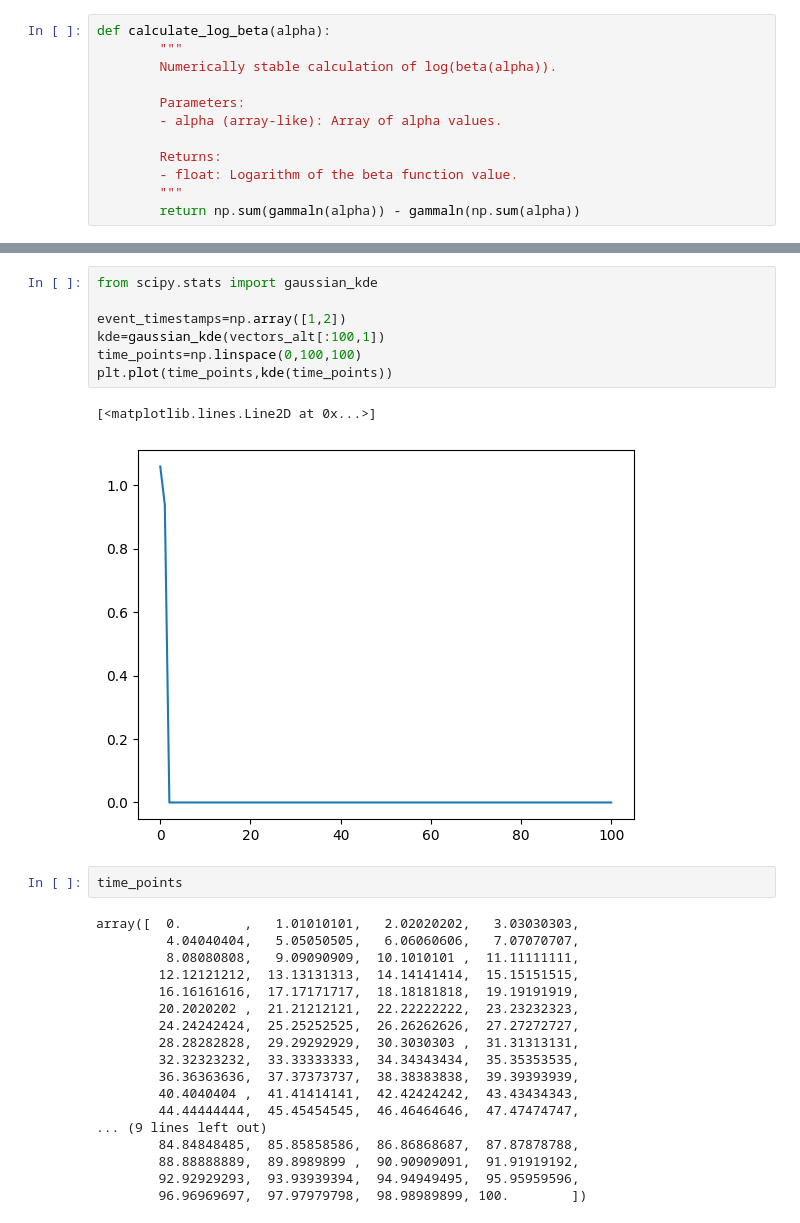
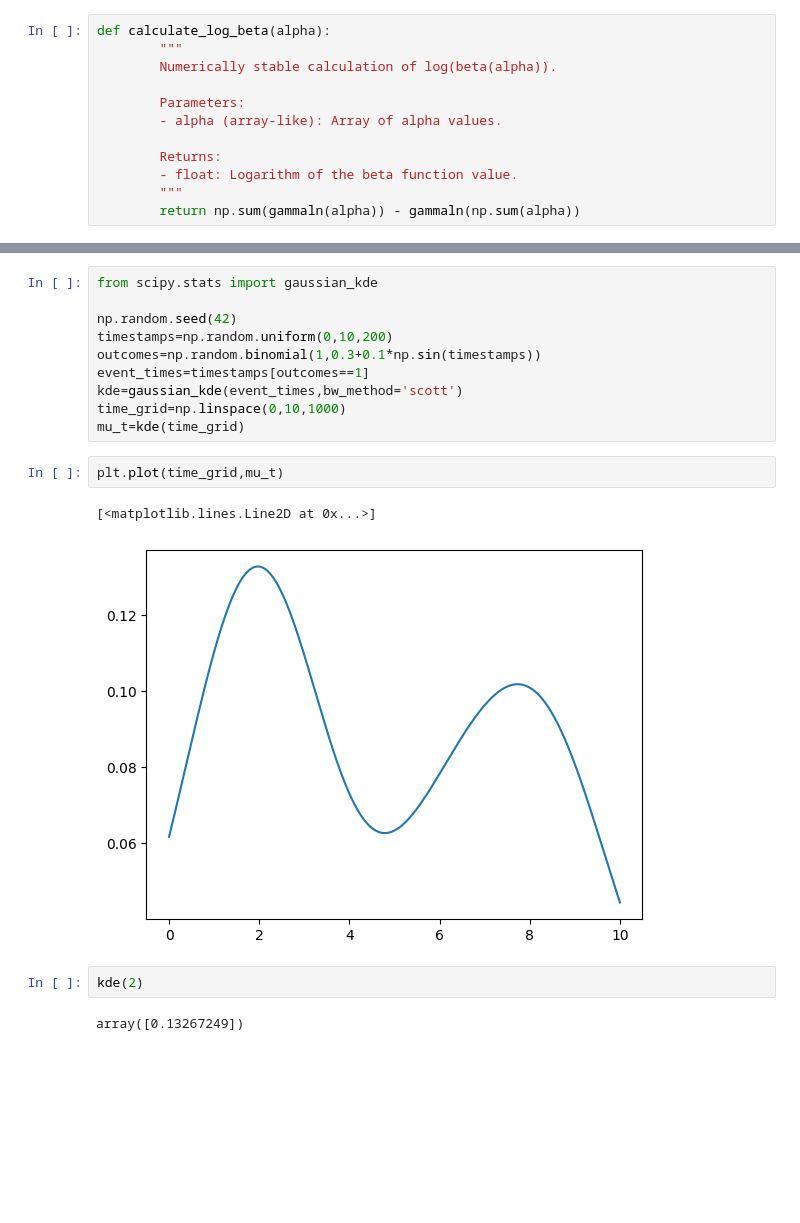
Before and after one commit to madanmohan-venkatesan/notebooks, a Jupyter notebook: 2011_03567.ipynb, the cells around one changed output, grey strips where cells are left out. Drawn from its saved outputs; the diff is of its cells as text; blank space fills up the shorter version.

```diff
--- a/2011_03567.ipynb
+++ b/2011_03567.ipynb
@@ -677,33 +689,22 @@ plt.plot()
-# %%
-from scipy.stats import gaussian_kde
-
-event_timestamps=np.array([1,2])
-kde=gaussian_kde(vectors_alt[:100,1])
-time_points=np.linspace(0,100,100)
-plt.plot(time_points,kde(time_points))
-# %% [output]
-[<matplotlib.lines.Line2D at 0x...>]
-[figure, removed]
-# %%
-time_points
-# %% [output]
-array([  0.        ,   1.01010101,   2.02020202,   3.03030303,
-         4.04040404,   5.05050505,   6.06060606,   7.07070707,
-         8.08080808,   9.09090909,  10.1010101 ,  11.11111111,
-        12.12121212,  13.13131313,  14.14141414,  15.15151515,
-        16.16161616,  17.17171717,  18.18181818,  19.19191919,
-        20.2020202 ,  21.21212121,  22.22222222,  23.23232323,
-        24.24242424,  25.25252525,  26.26262626,  27.27272727,
-        28.28282828,  29.29292929,  30.3030303 ,  31.31313131,
-        32.32323232,  33.33333333,  34.34343434,  35.35353535,
-        36.36363636,  37.37373737,  38.38383838,  39.39393939,
-        40.4040404 ,  41.41414141,  42.42424242,  43.43434343,
-        44.44444444,  45.45454545,  46.46464646,  47.47474747,
-... (9 lines left out)
-        84.84848485,  85.85858586,  86.86868687,  87.87878788,
-        88.88888889,  89.8989899 ,  90.90909091,  91.91919192,
-        92.92929293,  93.93939394,  94.94949495,  95.95959596,
-        96.96969697,  97.97979798,  98.98989899, 100.        ])
+# %%
+from scipy.stats import gaussian_kde
+
+np.random.seed(42)
+timestamps=np.random.uniform(0,10,200)
+outcomes=np.random.binomial(1,0.3+0.1*np.sin(timestamps))
+event_times=timestamps[outcomes==1]
+kde=gaussian_kde(event_times,bw_method='scott')
+time_grid=np.linspace(0,10,1000)
+mu_t=kde(time_grid)
+# %%
+plt.plot(time_grid,mu_t)
+# %% [output]
+[<matplotlib.lines.Line2D at 0x...>]
+[figure, added]
+# %%
+kde(2)
+# %% [output]
+array([0.13267249])
 # %%
 num_time_points=100
 probabilities=np.random.dirichlet(alpha=[1,2,3,4],size=1).flatten()
```
Also changed, not shown: parts of 6 cells of this notebook.
